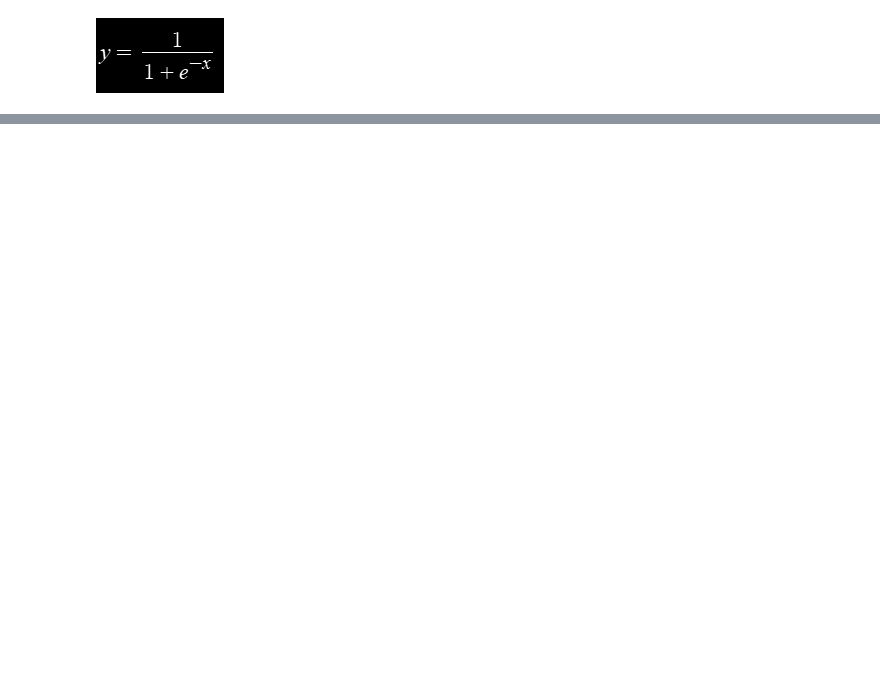
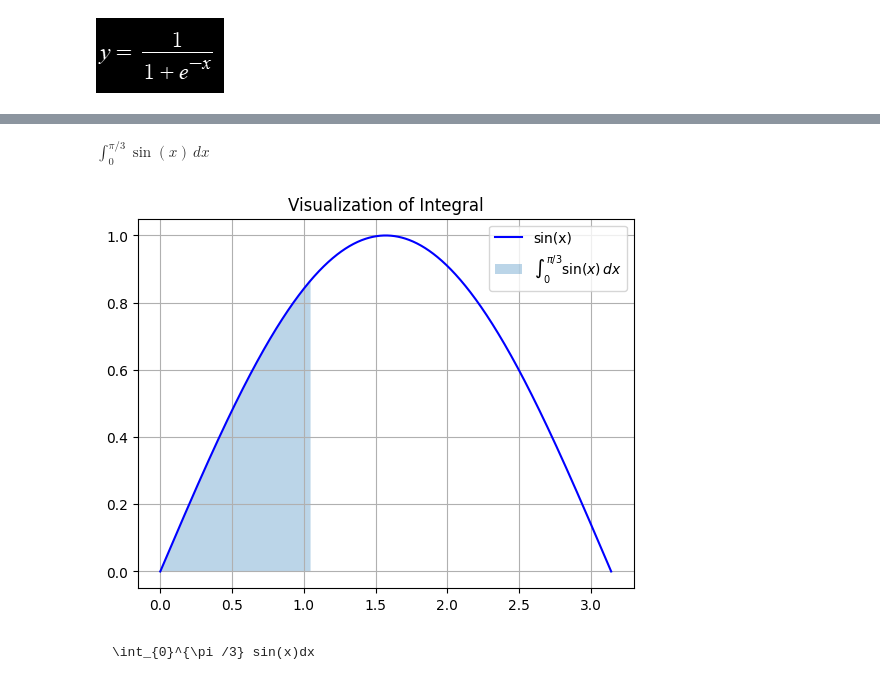
Before and after one commit to piusAI/Math-For-AI, a Jupyter notebook: Math01.ipynb, the cells around one changed output, grey strips where cells are left out. Cells and saved outputs as stored; diff of their text form; code cells hidden in the pictures; blank space fills up the shorter version.

````diff
--- a/Math01.ipynb
+++ b/Math01.ipynb
@@ -6,0 +39,27 @@
+# %%
+from sympy import symbols, integrate, sin, pi
+from IPython.display import display, Latex
+import matplotlib.pyplot as plt
+import numpy as np
+
+# 수식 출력
+display(Latex(r'$\displaystyle \int_{0}^{\pi/3} \sin(x)\, dx$'))
+
+# 그래프 그리기
+x = np.linspace(0, np.pi, 1000)
+y = np.sin(x)
+plt.plot(x, y, label='sin(x)', color='blue')
+plt.fill_between(x[x <= np.pi/3], y[x <= np.pi/3], alpha=0.3, label=r'$\int_0^{\pi/3} \sin(x)\, dx$')
+plt.legend()
+plt.grid(True)
+plt.title("Visualization of Integral")
+plt.show()
+# %% [output]
+$\displaystyle \int_{0}^{\pi/3} \sin(x)\, dx$
+[figure, added]
+# %% [markdown]
+
+
+```
+\int_{0}^{\pi /3} sin(x)dx
+```
````
Also changed, not shown: parts of 5 cells of this notebook.
